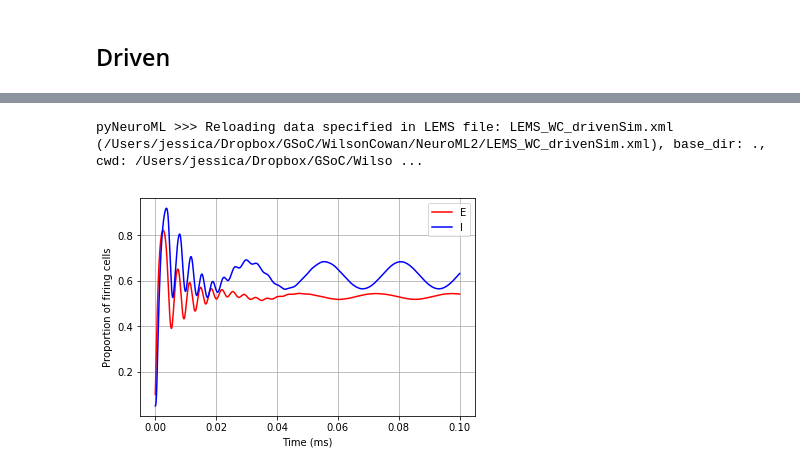
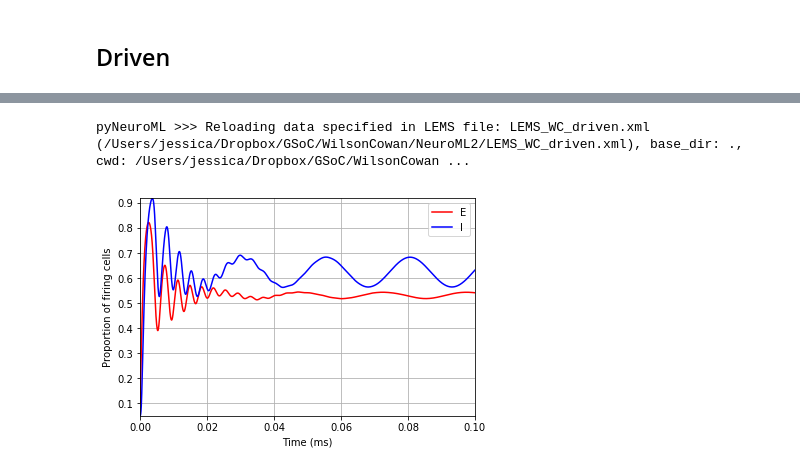
Before and after one commit to OpenSourceBrain/WilsonCowan, a Jupyter notebook: notebooks/Wilson_Cowan.ipynb, the cells around one changed output, grey strips where cells are left out. Drawn from its saved outputs; the diff is of its cells as text; code cells hidden in the pictures.

```diff
--- a/notebooks/Wilson_Cowan.ipynb
+++ b/notebooks/Wilson_Cowan.ipynb
@@ -18,6 +20,6 @@ import matplotlib.pyplot as plt
 %matplotlib inline
 from pyneuroml import pynml
 
-no_drive_lems_file='LEMS_WC_slowSim.xml'
+no_drive_lems_file='LEMS_WC_slow.xml'
 no_drive_results = pynml.run_lems_with_jneuroml(no_drive_lems_file, nogui=True, load_saved_data=True, plot=False)
 # %% [output]
@@ -43,16 +48,17 @@ import matplotlib.pyplot as plt
 %matplotlib inline
 from pyneuroml import pynml
 
-driven_lems_file='LEMS_WC_drivenSim.xml'
+driven_lems_file='LEMS_WC_driven.xml'
 driven_results = pynml.run_lems_with_jneuroml(driven_lems_file, nogui=True, load_saved_data=True, plot=False)
 # %% [output]
-pyNeuroML >>> Reloading data specified in LEMS file: LEMS_WC_drivenSim.xml (/Users/jessica/Dropbox/GSoC/WilsonCowan/NeuroML2/LEMS_WC_drivenSim.xml), base_dir: ., cwd: /Users/jessica/Dropbox/GSoC/Wilso ...
+pyNeuroML >>> Reloading data specified in LEMS file: LEMS_WC_driven.xml (/Users/jessica/Dropbox/GSoC/WilsonCowan/NeuroML2/LEMS_WC_driven.xml), base_dir: ., cwd: /Users/jessica/Dropbox/GSoC/WilsonCowan ...
 # %%
-plt.plot(driven_results['t'], driven_results['EDLPop/0/EDL/R'], label='E', color='r')
-plt.plot(driven_results['t'], driven_results['IDLPop/0/IDL/R'], label='I', color='b')
+plt.plot(driven_results['t'], driven_results['ExcPop/0/Exc/r'], label='E', color='r')
+plt.plot(driven_results['t'], driven_results['InhPop/0/Inh/r'], label='I', color='b')
 plt.xlabel('Time (ms)')
 plt.ylabel('Proportion of firing cells')
 plt.legend()
 plt.grid(True)
+plt.margins(0)
 # %% [output]
-[figure, old version]
+[figure, new version]
```
Also changed, not shown: parts of 4 cells of this notebook.
